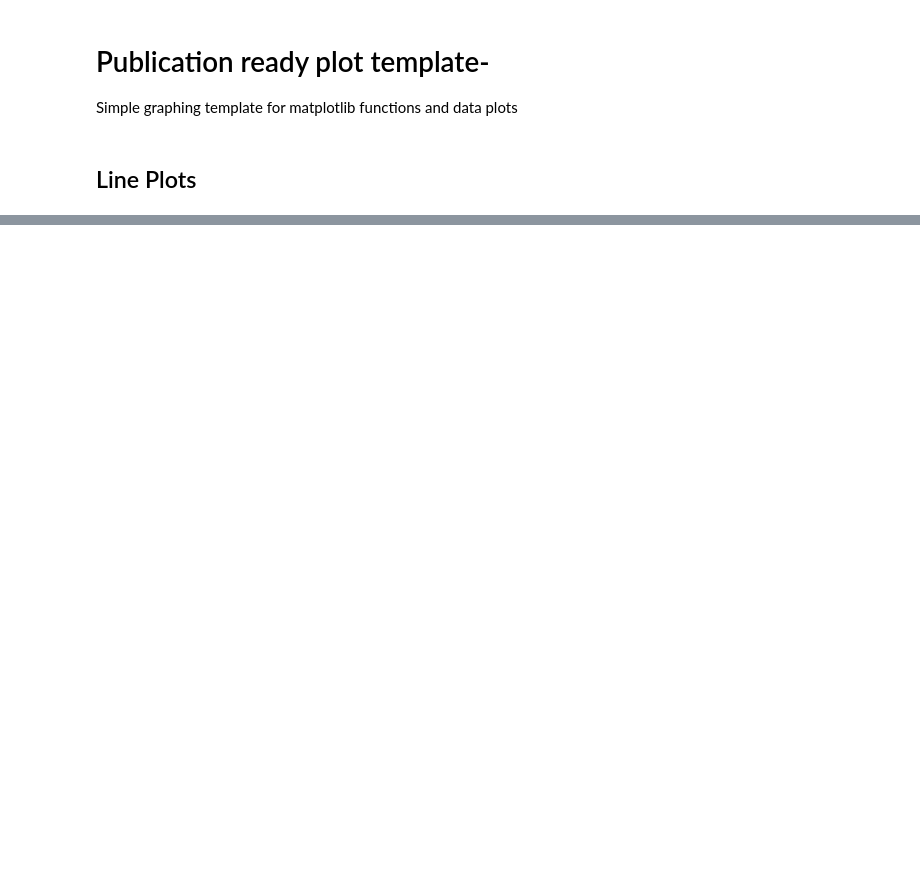
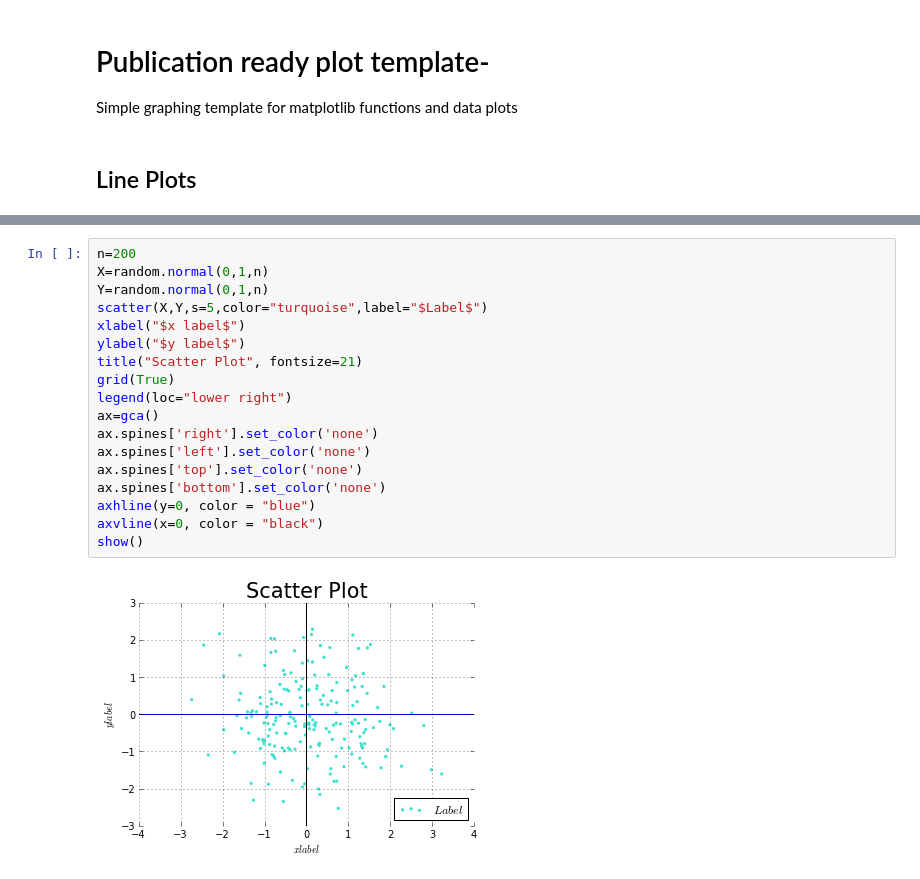
Before and after one commit to kayteewho/PHYS202-S13, a Jupyter notebook: PlotTemplates.ipynb, the cells around one changed output, grey strips where cells are left out. Saved outputs shown, nothing was run; the diff lists cells and outputs as text; blank space fills up the shorter version.

```diff
--- a/PlotTemplates.ipynb
+++ b/PlotTemplates.ipynb
@@ -28,0 +61,20 @@ SyntaxError: invalid syntax (<ipython-input-10-8376eaea9f51>, line 10)
+# %%
+n=200
+X=random.normal(0,1,n)
+Y=random.normal(0,1,n)
+scatter(X,Y,s=5,color="turquoise",label="$Label$")
+xlabel("$x label$")
+ylabel("$y label$")
+title("Scatter Plot", fontsize=21)
+grid(True)
+legend(loc="lower right")
+ax=gca()
+ax.spines['right'].set_color('none')
+ax.spines['left'].set_color('none')
+ax.spines['top'].set_color('none')
+ax.spines['bottom'].set_color('none')
+axhline(y=0, color = "blue")
+axvline(x=0, color = "black")
+show()
+# %% [output]
+[figure, added]
```
Also changed, not shown: parts of 3 cells of this notebook.
